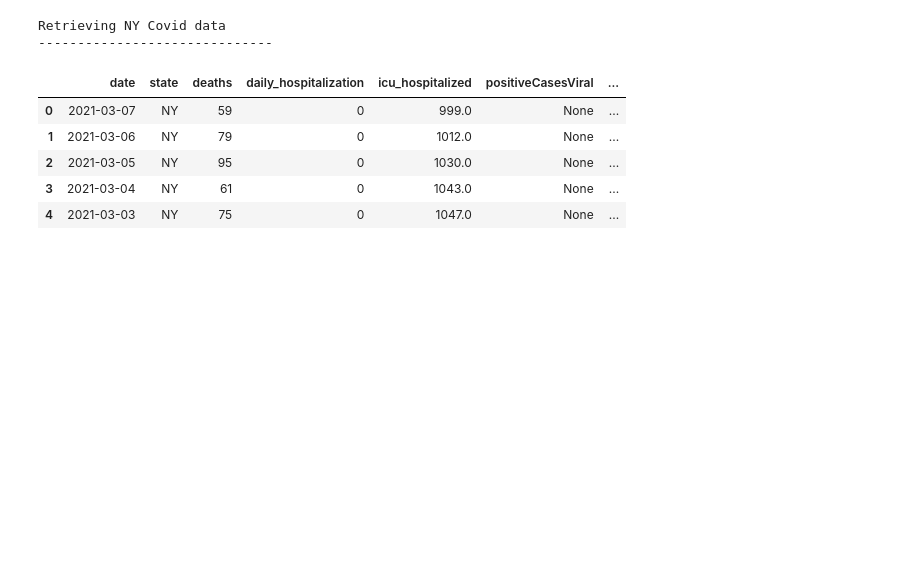
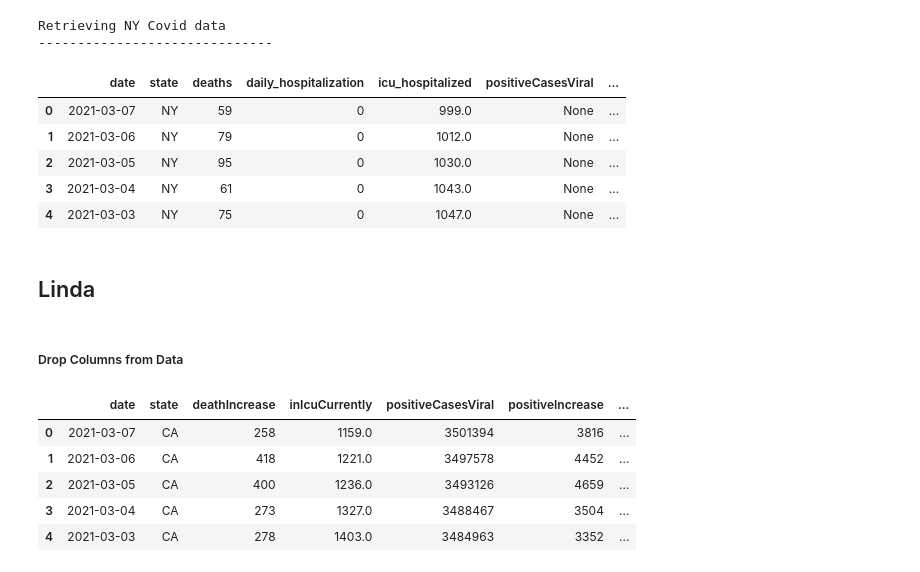
Before and after one commit to speedracer05/ETL-Project, a Jupyter notebook: Extract_Transform/ET.ipynb, the cells around one changed output. Saved outputs shown, nothing was run; the diff lists cells and outputs as text; code cells hidden in the pictures; blank space fills up the shorter version.

```diff
--- a/Extract_Transform/ET.ipynb
+++ b/Extract_Transform/ET.ipynb
@@ -94,3 +94,18 @@ ny_df.head()
 | 2 | 2021-03-05 | NY | 95 | 0 | 1030.0 | None | ... |
 | 3 | 2021-03-04 | NY | 61 | 0 | 1043.0 | None | ... |
 | 4 | 2021-03-03 | NY | 75 | 0 | 1047.0 | None | ... |
+# %% [markdown]
+## Linda
+# %% [markdown]
+##### Drop Columns from Data
+# %%
+df_ca = df_ca[['date', 'state', 'deathIncrease', 'inIcuCurrently', 'positiveCasesViral', 'positiveIncrease', \
+               'totalTestResults', 'totalTestResultsIncrease']]
+df_ca.head()
+# %% [output]
+|  | date | state | deathIncrease | inIcuCurrently | positiveCasesViral | positiveIncrease | ... |
+| 0 | 2021-03-07 | CA | 258 | 1159.0 | 3501394 | 3816 | ... |
+| 1 | 2021-03-06 | CA | 418 | 1221.0 | 3497578 | 4452 | ... |
+| 2 | 2021-03-05 | CA | 400 | 1236.0 | 3493126 | 4659 | ... |
+| 3 | 2021-03-04 | CA | 273 | 1327.0 | 3488467 | 3504 | ... |
+| 4 | 2021-03-03 | CA | 278 | 1403.0 | 3484963 | 3352 | ... |
```
Also changed, not shown: parts of 4 cells of this notebook.
